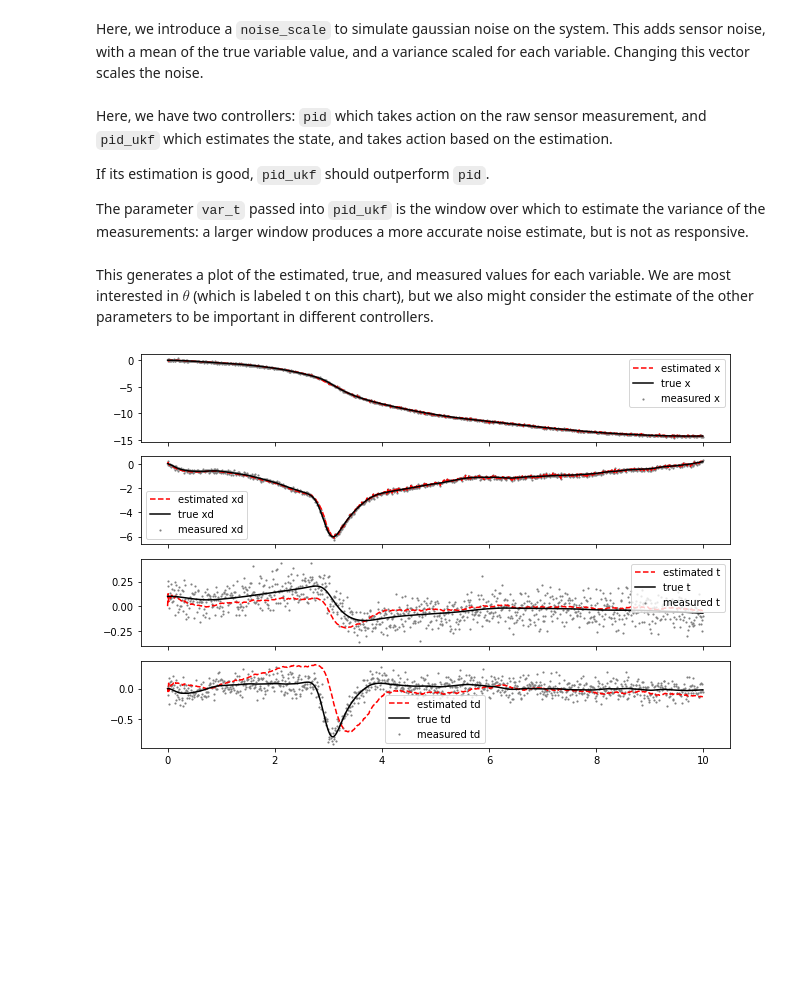
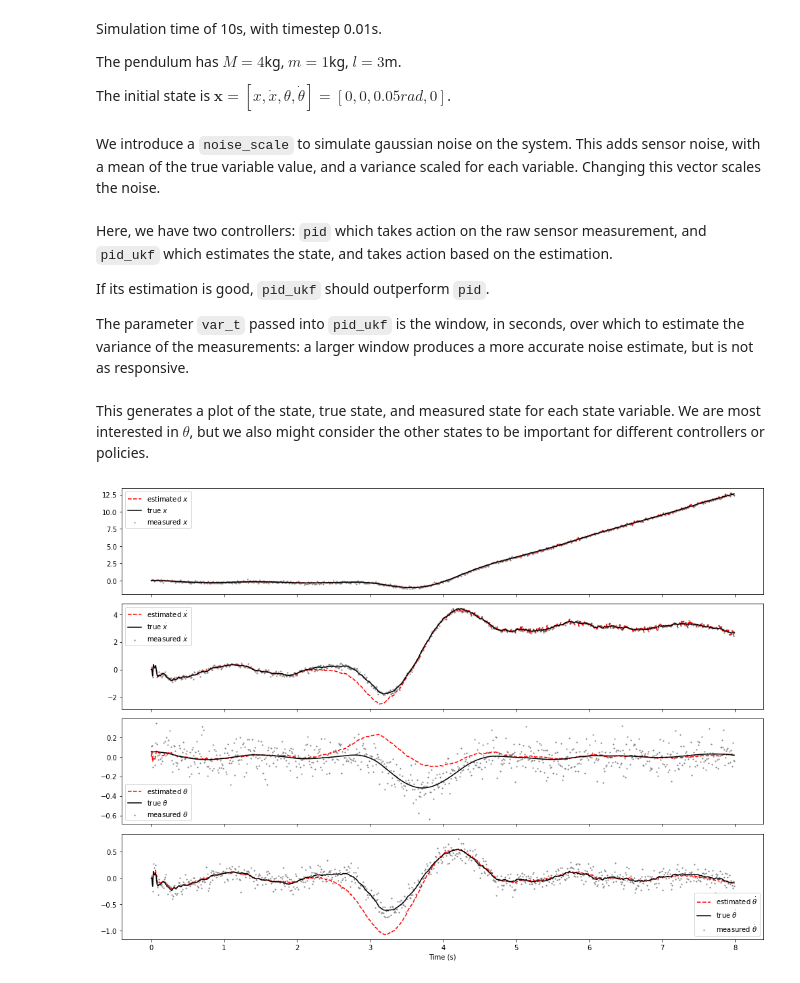
Before and after one commit to rland93/pendsim, a Jupyter notebook: notebooks/state_estimation.ipynb, the cells around one changed output. Drawn from its saved outputs; the diff is of its cells as text; code cells hidden in the pictures; blank space fills up the shorter version.

```diff
--- a/notebooks/state_estimation.ipynb
+++ b/notebooks/state_estimation.ipynb
@@ -37,0 +42,15 @@ State estimation is the problem of estimating the true system state from noisy,
+# %%
+# a 50N bump at 3s
+c1, fshift = 50, 3
+def force_fn(t):
+    return c1 * np.exp(-((t - fshift) ** 2 /0.3))
+
+force_fn_ts = np.linspace(0,10, 1000)
+force_fn_fs = np.apply_along_axis(force_fn, 0, force_fn_ts)
+
+_, ax1 = plt.subplots()
+
+ax1.plot(force_fn_ts, force_fn_fs)
+ax1.set_xlabel("Time (s)")
+ax1.set_ylabel("External Force (N)")
+plt.show()
@@ -38,14 +59,15 @@ State estimation is the problem of estimating the true system state from noisy,
+# %% [markdown]
+Simulation time of 10s, with timestep 0.01s.
+
+The pendulum has $M=4$kg, $m=1$kg, $l=3$m.
+
+The initial state is $\textbf{x}=[x, \dot{x}, \theta, \dot{\theta}] = [0, 0, 0.05 rad, 0]$.
 # %%
-dt, t_final = 0.01, 10
-# slight bump at 3s
-c1, c2, c3, c4, fshift = 12, 2.0, 4, .2, 3
-def force_fn(t):
-    return c1 * np.sin(c2*t) * c3/(c4*np.sqrt(np.pi)) * np.exp(-((t-fshift)/c4)**2)
-
+dt, t_final = 0.01, 8
 # slightly tipped over
-pend = sim.Pendulum(4,1,3.0, initial_state=np.array([0,0,0.1,0]))
+pend = sim.Pendulum(4,1,3.0, initial_state=np.array([0,0,0.05,0]))
 # %% [markdown]
-Here, we introduce a `noise_scale` to simulate gaussian noise on the system. This adds sensor noise, with a mean of the true variable value, and a variance scaled for each variable. Changing this vector scales the noise.
+We introduce a `noise_scale` to simulate gaussian noise on the system. This adds sensor noise, with a mean of the true variable value, and a variance scaled for each variable. Changing this vector scales the noise.
 # %%
 noise_scale = np.array([.1,.1,.1,.1])
 simu = sim.Simulation(dt, t_final, force_fn, noise_scale=noise_scale)
@@ -54,9 +76,9 @@ Here, we have two controllers: `pid` which takes action on the raw sensor measur
 
 If its estimation is good, `pid_ukf` should outperform `pid`.
 
-The parameter `var_t` passed into `pid_ukf` is the window over which to estimate the variance of the measurements: a larger window produces a more accurate noise estimate, but is not as responsive.
+The parameter `var_t` passed into `pid_ukf` is the window, in seconds, over which to estimate the variance of the measurements: a larger window produces a more accurate noise estimate, but is not as responsive.
 # %%
-kp, ki, kd = (100.0, 0.0, 0.1)
+kp, ki, kd = (300.0, 0.0, 30.0)
 
 pid = controller.PID((kp, ki, kd))
 pid_ukf = controller.PID_UKF((kp, ki, kd), pend, dt, var_t=0.25)
@@ -64,14 +86,17 @@ pid_ukf = controller.PID_UKF((kp, ki, kd), pend, dt, var_t=0.25)
 res_pid = simu.simulate(pend, pid)
 res_pid_ukf = simu.simulate(pend, pid_ukf)
 # %% [markdown]
-This generates a plot of the estimated, true, and measured values for each variable. We are most interested in $\theta$ (which is labeled t on this chart), but we also might consider the estimate of the other parameters to be important in different controllers.
+This generates a plot of the state, true state, and measured state for each state variable. We are most interested in $\theta$, but we also might consider the other states to be important for different controllers or policies.
 # %%
-_, ax = plt.subplots(nrows=4, tight_layout=True, sharex=True, figsize=(9,6))
-for i, (sp, su) in enumerate(zip(res_pid['state'], res_pid_ukf['state'])):
-  ax[i].scatter(res_pid_ukf.index, res_pid_ukf[('measured state', su)].values, color="grey", label = 'measured ' + su, marker = '.', s=5)
-  ax[i].plot(res_pid_ukf[('est', su)] , "r--",  label = 'estimated ' + su)
-  ax[i].plot(res_pid_ukf[('state', su)], "k-", label = 'true ' + su)
+_, ax = plt.subplots(nrows=4, tight_layout=True, sharex=True, figsize=(14,10))
+labels = [r'$x$', r'$\dot{x}$', r'$\theta$', r'$\dot{\theta}$']
+for i, (sp, su, l) in enumerate(zip(res_pid['state'], res_pid_ukf['state'], labels)):
+  ax[i].scatter(res_pid_ukf.index, res_pid_ukf[('measured state', su)].values, color="grey", label = 'measured ' + l, marker = '.', s=5)
+  ax[i].plot(res_pid_ukf[('est', su)] , "r--",  label = 'estimated ' + l)
+  ax[i].plot(res_pid_ukf[('state', su)], "k-", label = 'true ' + l)
   ax[i].legend()
+ax[3].set_xlabel("Time (s)")
+plt.show()
 # %% [output]
-[figure, old version]
+[figure, new version]
 # %% [markdown]
```
Also changed, not shown: parts of 19 cells of this notebook, 5 other files.
